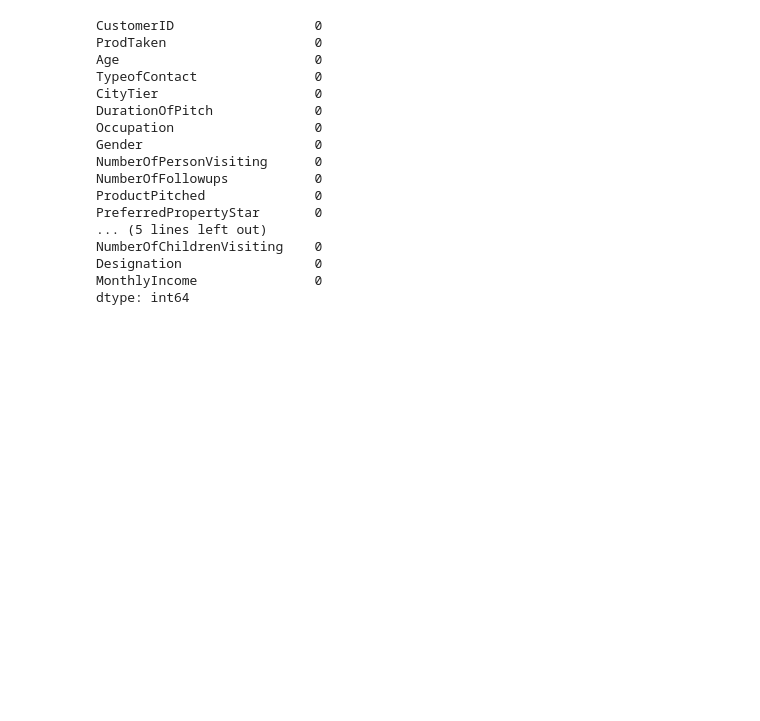
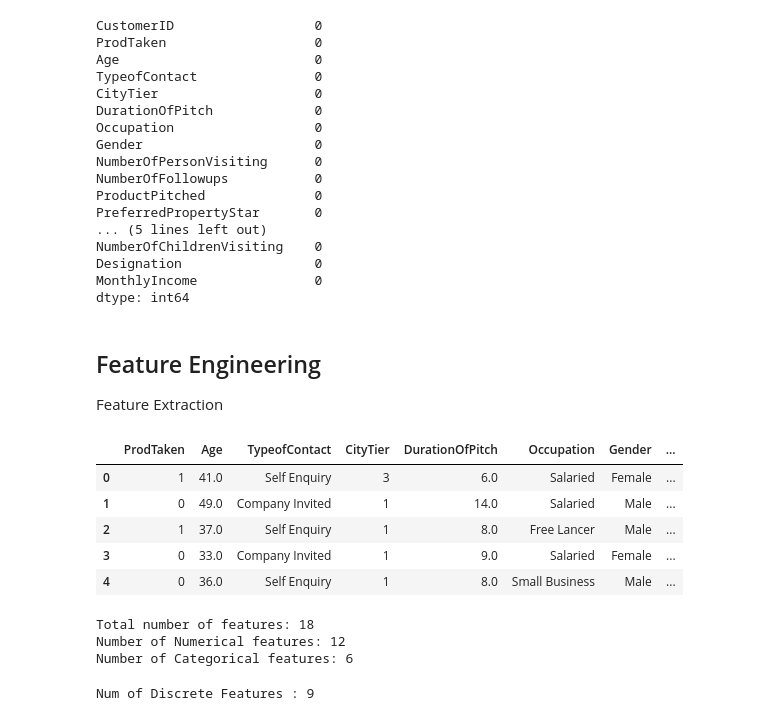
Before and after one commit to Akshat-developer14/Holiday-Package-Prediction, a Jupyter notebook: notebook/holiday_package_prediction.ipynb, the cells around one changed output. Saved outputs shown, nothing was run; the diff lists cells and outputs as text; code cells hidden in the pictures; blank space fills up the shorter version.

Commit message:
Initial feature engineering is done

```diff
--- a/notebook/holiday_package_prediction.ipynb
+++ b/notebook/holiday_package_prediction.ipynb
@@ -209,3 +209,16 @@ MonthlyIncome               0
 dtype: int64
 # %%
 df.drop('CustomerID', inplace=True, axis=1)
+# %% [markdown]
+## Feature Engineering
+
+Feature Extraction
+# %%
+df.head()
+# %% [output]
+|  | ProdTaken | Age | TypeofContact | CityTier | DurationOfPitch | Occupation | Gender | ... |
+| 0 | 1 | 41.0 | Self Enquiry | 3 | 6.0 | Salaried | Female | ... |
+| 1 | 0 | 49.0 | Company Invited | 1 | 14.0 | Salaried | Male | ... |
+| 2 | 1 | 37.0 | Self Enquiry | 1 | 8.0 | Free Lancer | Male | ... |
+| 3 | 0 | 33.0 | Company Invited | 1 | 9.0 | Salaried | Female | ... |
+| 4 | 0 | 36.0 | Self Enquiry | 1 | 8.0 | Small Business | Male | ... |
@@ -211,0 +229,16 @@ df.drop('CustomerID', inplace=True, axis=1)
+# %%
+# Checking different type of features
+num_features = [feature for feature in df.columns if df[feature].dtype != 'O']
+print('Total number of features:', len(df.columns))
+print('Number of Numerical features:', len(num_features))
+print('Number of Categorical features:', len(df.columns) - len(num_features))
+# %% [output]
+Total number of features: 18
+Number of Numerical features: 12
+Number of Categorical features: 6
+# %%
+# Discrete features
+discrete_features = [feature for feature in num_features if len(df[feature].unique()) <= 25]
+print('Num of Discrete Features :',len(discrete_features))
+# %% [output]
+Num of Discrete Features : 9
```
Also changed, not shown: parts of 5 cells of this notebook.
